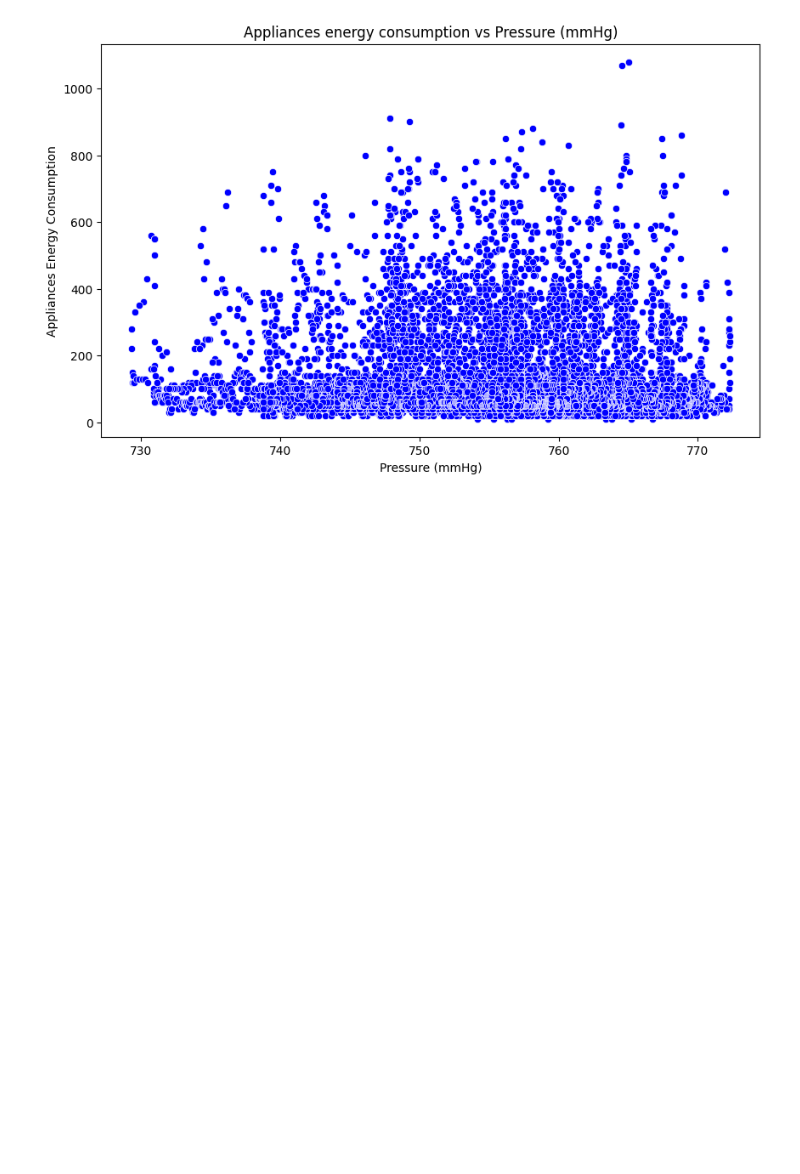
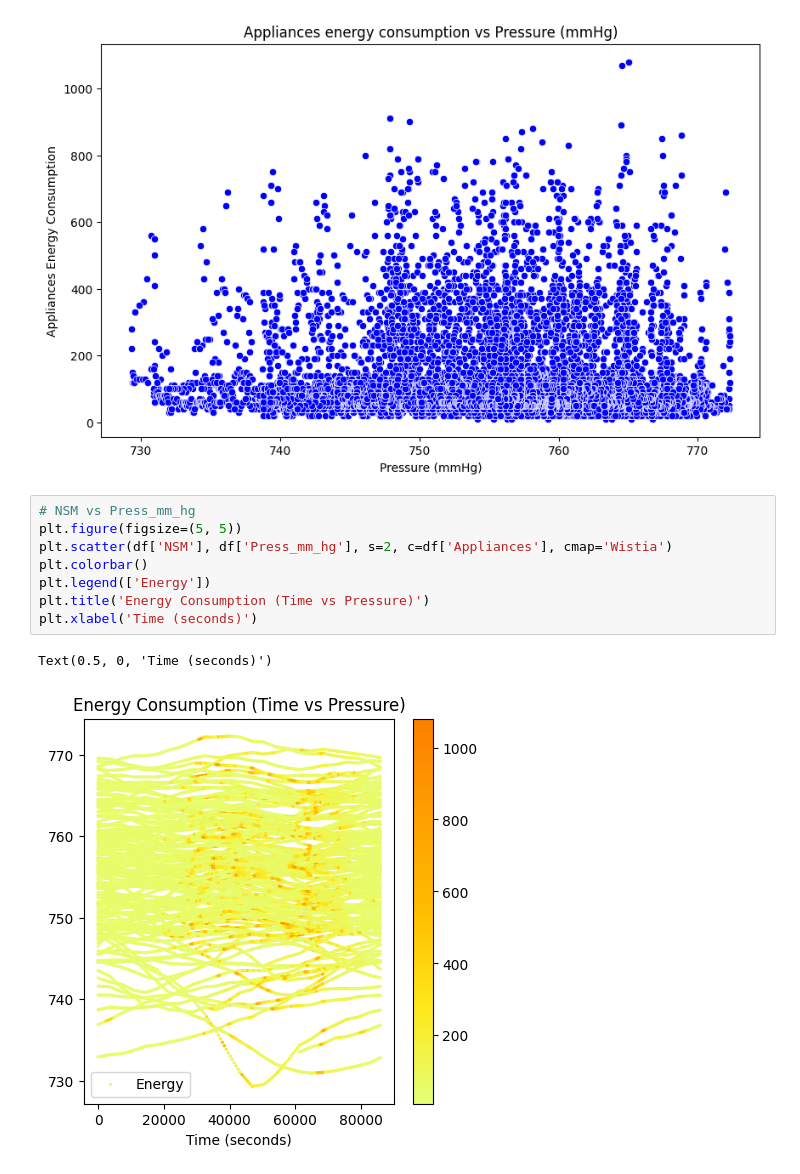
Before and after one commit to nitesh-subedi/ME_592_Assignment1, a Jupyter notebook: problem_2.ipynb, the cells around one changed output. Drawn from its saved outputs; the diff is of its cells as text; blank space fills up the shorter version.

```diff
--- a/problem_2.ipynb
+++ b/problem_2.ipynb
@@ -119,3 +122,14 @@ plt.ylabel('Appliances Energy Consumption')
 plt.show()
 # %% [output]
 [figure]
+# %%
+# NSM vs Press_mm_hg
+plt.figure(figsize=(5, 5))
+plt.scatter(df['NSM'], df['Press_mm_hg'], s=2, c=df['Appliances'], cmap='Wistia')
+plt.colorbar()
+plt.legend(['Energy'])
+plt.title('Energy Consumption (Time vs Pressure)')
+plt.xlabel('Time (seconds)')
+# %% [output]
+Text(0.5, 0, 'Time (seconds)')
+[figure, added]
```
Also changed, not shown: parts of 7 cells of this notebook, 2 other files.
